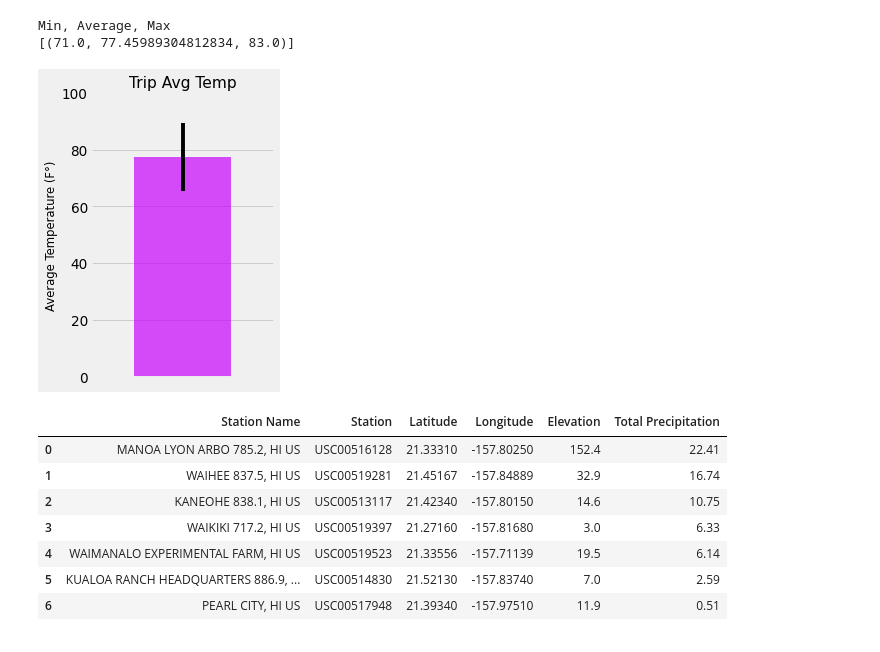
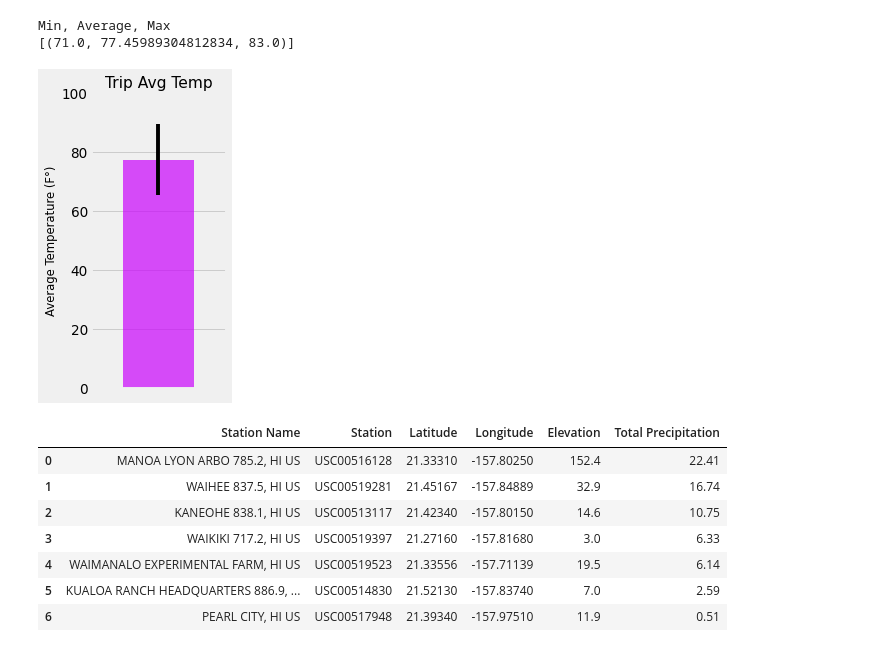
Before and after one commit to skumble27/sqlalchemy-challenge, a Jupyter notebook: climate_starter.ipynb, the cells around one changed output. Saved outputs shown, nothing was run; the diff lists cells and outputs as text; code cells hidden in the pictures.

```diff
--- a/climate_starter.ipynb
+++ b/climate_starter.ipynb
@@ -300,26 +302,27 @@ Min, Average, Max
 # %%
 # Plot the results from your previous query as a bar chart.
 # Use "Trip Avg Temp" as your Title
 # Use the average temperature for the y value
 # Use the peak-to-peak (tmax-tmin) value as the y error bar (yerr)
 
 trip_temp = np.ravel((calc_temps('2016-07-01', '2016-07-31')), order='C')
 
 x_value = 0
 y_value = trip_temp[1] # Average Temperature
 error_bar = trip_temp[2] - trip_temp[0]
 plt.figure(figsize=(3,5), dpi = 70)
 plt.bar(x_value, y_value, yerr = error_bar, color='#ca03fc', alpha=0.7)
 plt.title('Trip Avg Temp', fontsize=16)
 plt.xlim(-0.75, 0.75)
 plt.ylim(0,100)
 plt.tick_params(axis='x', which='both', bottom=False, top=False, labelbottom=False)
 plt.ylabel('Average Temperature (F°)', fontsize=12)
 plt.grid(which='major', axis='x', linestyle='')
-plt.savefig('Images/Trip_average_temp.png')
+plt.tight_layout()
+plt.savefig('Images/Trip_average_temp.png',bbox_inches='tight')
 plt.show()
 # %% [output]
-[figure, old version]
+[figure, new version]
 # %%
 # Calculate the total amount of rainfall per weather station for your trip dates using the previous year's matching dates.
 # Sort this in descending order by precipitation amount and list the station, name, latitude, longitude, and elevation
```
Also changed, not shown: parts of 3 cells of this notebook, 4 other files.
